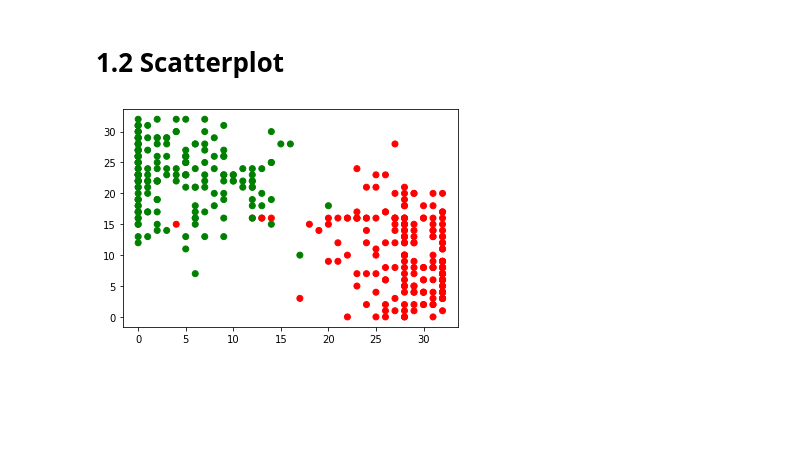
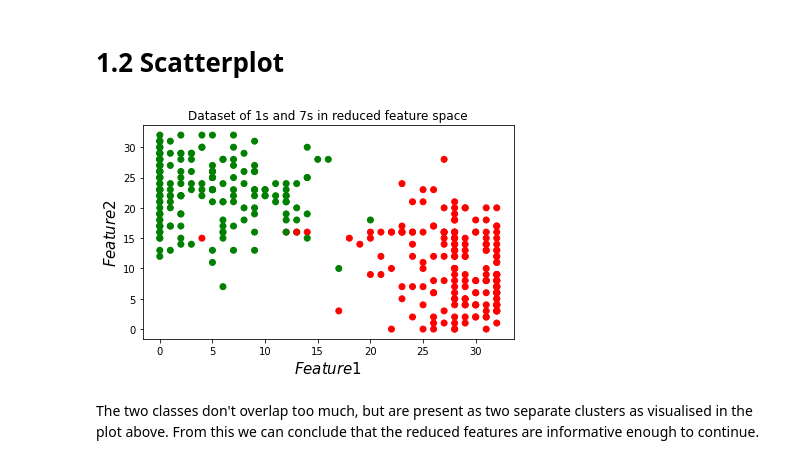
Before and after one commit to kdidi99/ml_fundamentals_hd, a Jupyter notebook: qda_lda.ipynb, the cells around one changed output. Cells and saved outputs as stored; diff of their text form; code cells hidden in the pictures; blank space fills up the shorter version.

Commit message:
Prettier plot

```diff
--- a/qda_lda.ipynb
+++ b/qda_lda.ipynb
@@ -104,8 +104,16 @@ reduced_x.shape
 # %%
 #plt.style.use('_mpl-gallery')
 fig, ax = plt.subplots()
 color= ['red' if y == 1 else 'green' for y in y_filter]
 ax.scatter(reduced_x[:,0], reduced_x[:,1], c=color)
+
+ax.set_xlabel(r'$Feature 1$', fontsize=15)
+ax.set_ylabel(r'$Feature 2$', fontsize=15)
+ax.set_title('Dataset of 1s and 7s in reduced feature space')
+
+fig.tight_layout()
 plt.show()
 # %% [output]
-[figure, old version]
+[figure, new version]
+# %% [markdown]
+The two classes don't overlap too much, but are present as two separate clusters as visualised in the plot above. From this we can conclude that the reduced features are informative enough to continue.
```
